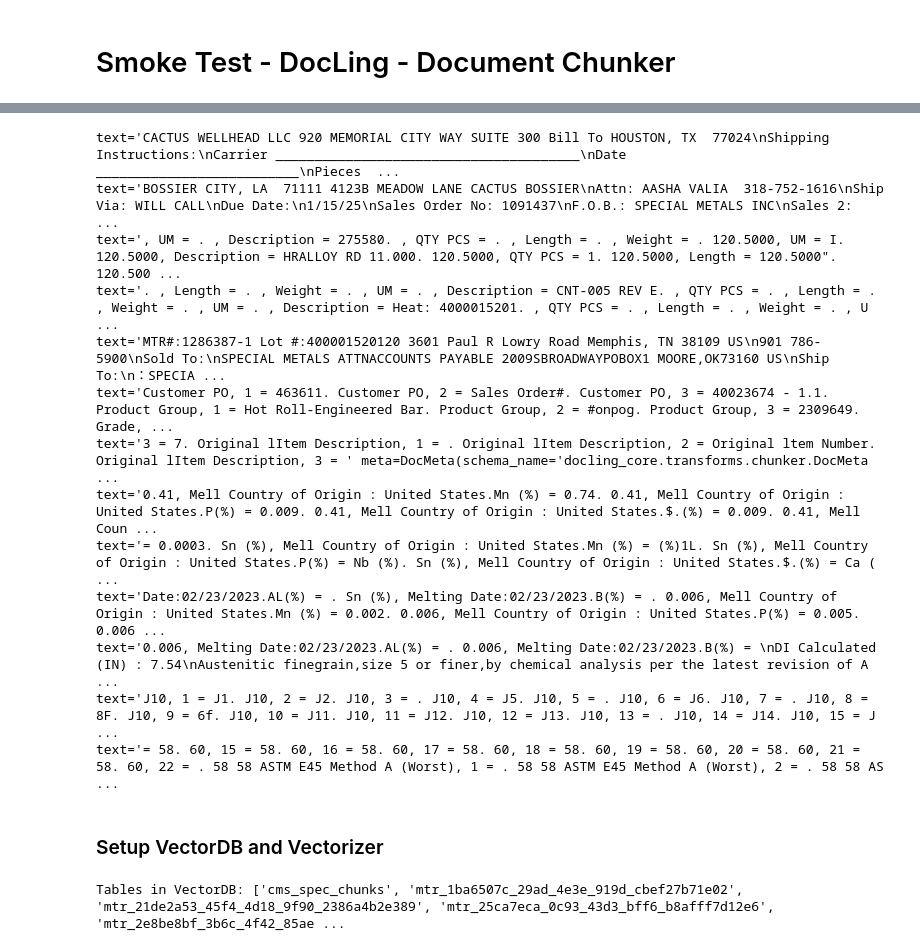
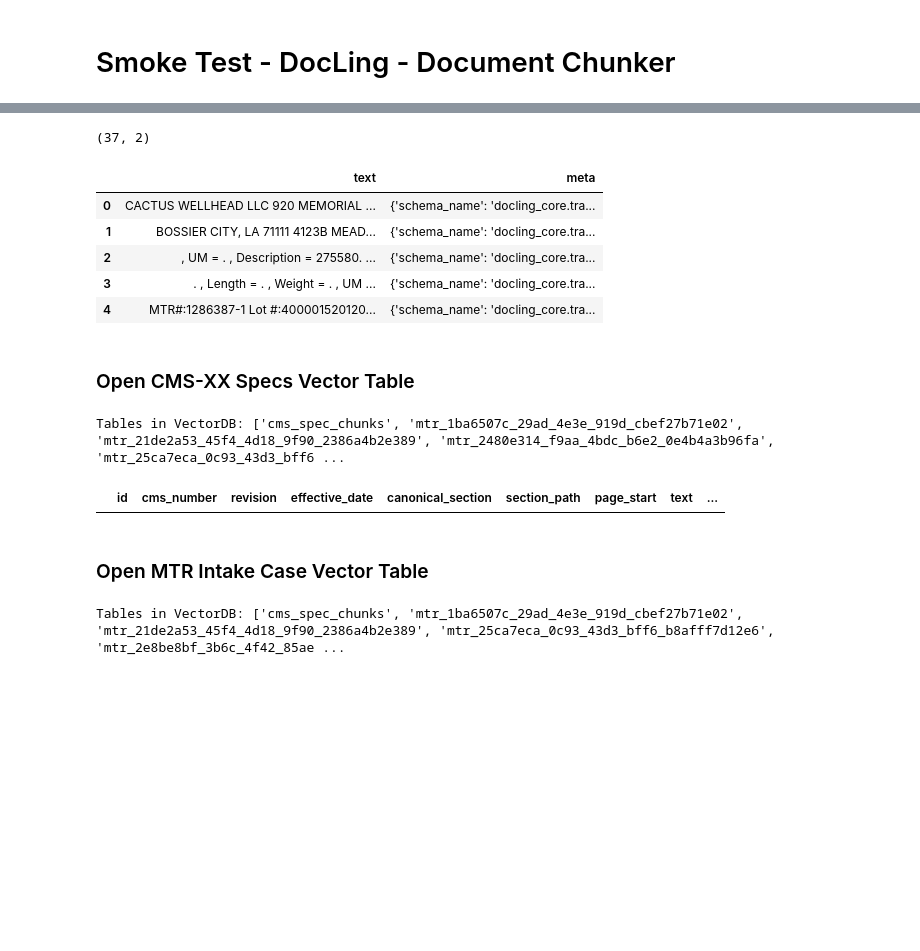
Before and after one commit to enewbold-devops/Cactus-Wellhead-AI, a Jupyter notebook: document.processor.ipynb, the cells around one changed output, grey strips where cells are left out. Drawn from its saved outputs; the diff is of its cells as text; code cells hidden in the pictures; blank space fills up the shorter version.

```diff
--- a/document.processor.ipynb
+++ b/document.processor.ipynb
@@ -3,10 +3,29 @@
 # %%
 import os
 from py_docling_chunks import PDFProcessor
+import json
+import pandas as pd
 _processor = PDFProcessor()
 
 pdf_path = r"C:\Users\AI Engine\Downloads\TRP48079-1 SPECIAL METALS PART 146814  QTY 120-50.pdf"
 document, chunks = _processor.process(pdf_path)
+'''for chunk in chunks:
+    print(chunk)'''
+
+records = []
 for chunk in chunks:
-    print(chunk)
+    if isinstance(chunk, str):
+        records.append(json.loads(chunk))
+    elif isinstance(chunk, dict):
+        records.append(chunk)
+    elif hasattr(chunk, "model_dump"):
+        records.append(chunk.model_dump())
+    elif hasattr(chunk, "to_dict"):
+        records.append(chunk.to_dict())
+    else:
+        records.append(vars(chunk))
+
+chunks_df = pd.DataFrame(records)
+print(chunks_df.shape)
+chunks_df.head()
 # %% [output]
@@ -22,19 +41,27 @@ for chunk in chunks:
 Token indices sequence length is longer than the specified maximum sequence length for this model (785 > 512). Running this sequence through the model will result in indexing errors
-text='CACTUS WELLHEAD LLC 920 MEMORIAL CITY WAY SUITE 300 Bill To HOUSTON, TX  77024\nShipping Instructions:\nCarrier _______________________________________\nDate  __________________________\nPieces  ...
-text='BOSSIER CITY, LA  71111 4123B MEADOW LANE CACTUS BOSSIER\nAttn: AASHA VALIA  318-752-1616\nShip Via: WILL CALL\nDue Date:\n1/15/25\nSales Order No: 1091437\nF.O.B.: SPECIAL METALS INC\nSales 2:  ...
-text=', UM = . , Description = 275580. , QTY PCS = . , Length = . , Weight = . 120.5000, UM = I. 120.5000, Description = HRALLOY RD 11.000. 120.5000, QTY PCS = 1. 120.5000, Length = 120.5000". 120.500 ...
-text='. , Length = . , Weight = . , UM = . , Description = CNT-005 REV E. , QTY PCS = . , Length = . , Weight = . , UM = . , Description = Heat: 4000015201. , QTY PCS = . , Length = . , Weight = . , U ...
-text='MTR#:1286387-1 Lot #:400001520120 3601 Paul R Lowry Road Memphis, TN 38109 US\n901 786-5900\nSold To:\nSPECIAL METALS ATTNACCOUNTS PAYABLE 2009SBROADWAYPOBOX1 MOORE,OK73160 US\nShip To:\n：SPECIA ...
-text='Customer PO, 1 = 463611. Customer PO, 2 = Sales Order#. Customer PO, 3 = 40023674 - 1.1. Product Group, 1 = Hot Roll-Engineered Bar. Product Group, 2 = #onpog. Product Group, 3 = 2309649. Grade, ...
-text='3 = 7. Original lItem Description, 1 = . Original lItem Description, 2 = Original ltem Number. Original lItem Description, 3 = ' meta=DocMeta(schema_name='docling_core.transforms.chunker.DocMeta ...
-text='0.41, Mell Country of Origin : United States.Mn (%) = 0.74. 0.41, Mell Country of Origin : United States.P(%) = 0.009. 0.41, Mell Country of Origin : United States.$.(%) = 0.009. 0.41, Mell Coun ...
-text='= 0.0003. Sn (%), Mell Country of Origin : United States.Mn (%) = (%)1L. Sn (%), Mell Country of Origin : United States.P(%) = Nb (%). Sn (%), Mell Country of Origin : United States.$.(%) = Ca ( ...
-text='Date:02/23/2023.AL(%) = . Sn (%), Melting Date:02/23/2023.B(%) = . 0.006, Mell Country of Origin : United States.Mn (%) = 0.002. 0.006, Mell Country of Origin : United States.P(%) = 0.005. 0.006 ...
-text='0.006, Melting Date:02/23/2023.AL(%) = . 0.006, Melting Date:02/23/2023.B(%) = \nDI Calculated (IN) : 7.54\nAustenitic finegrain,size 5 or finer,by chemical analysis per the latest revision of A ...
-text='J10, 1 = J1. J10, 2 = J2. J10, 3 = . J10, 4 = J5. J10, 5 = . J10, 6 = J6. J10, 7 = . J10, 8 = 8F. J10, 9 = 6f. J10, 10 = J11. J10, 11 = J12. J10, 12 = J13. J10, 13 = . J10, 14 = J14. J10, 15 = J ...
-text='= 58. 60, 15 = 58. 60, 16 = 58. 60, 17 = 58. 60, 18 = 58. 60, 19 = 58. 60, 20 = 58. 60, 21 = 58. 60, 22 = . 58 58 ASTM E45 Method A (Worst), 1 = . 58 58 ASTM E45 Method A (Worst), 2 = . 58 58 AS ...
+(37, 2)
+|  | text | meta |
+| 0 | CACTUS WELLHEAD LLC 920 MEMORIAL ... | {'schema_name': 'docling_core.tra... |
+| 1 | BOSSIER CITY, LA 71111 4123B MEAD... | {'schema_name': 'docling_core.tra... |
+| 2 | , UM = . , Description = 275580. ... | {'schema_name': 'docling_core.tra... |
+| 3 | . , Length = . , Weight = . , UM ... | {'schema_name': 'docling_core.tra... |
+| 4 | MTR#:1286387-1 Lot #:400001520120... | {'schema_name': 'docling_core.tra... |
 # %% [markdown]
-### Setup VectorDB and Vectorizer
+### Open CMS-XX Specs Vector Table
+# %%
+import lancedb
+
+db = lancedb.connect("vectordb_lancedb")
+db.uri
+print("Tables in VectorDB:", db.table_names())
+
+cms_vector_df = db.open_table("cms_spec_chunks").to_pandas()
+cms_vector_df.head()
+# %% [output]
+Tables in VectorDB: ['cms_spec_chunks', 'mtr_1ba6507c_29ad_4e3e_919d_cbef27b71e02', 'mtr_21de2a53_45f4_4d18_9f90_2386a4b2e389', 'mtr_2480e314_f9aa_4bdc_b6e2_0e4b4a3b96fa', 'mtr_25ca7eca_0c93_43d3_bff6 ...
+|  | id | cms_number | revision | effective_date | canonical_section | section_path | page_start | text | ... |
+# %% [markdown]
+### Open MTR Intake Case Vector Table
 # %%
 import lancedb
 
```
Also changed, not shown: parts of 2 cells of this notebook.
